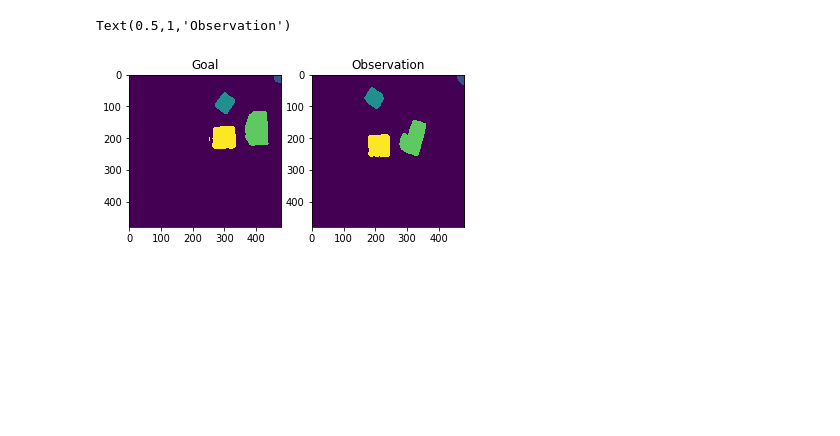
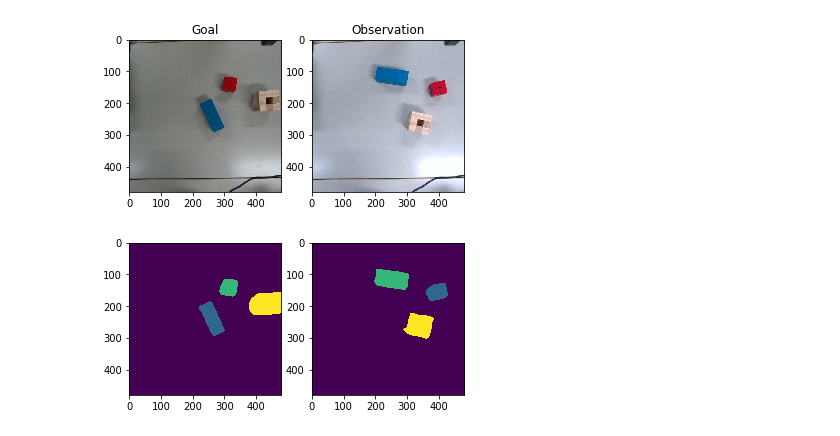
Before and after one commit to hogunkee/ur5_manipulation, a Jupyter notebook: realrobot/test_sdfgcn.ipynb, the cells around one changed output. Cells and saved outputs as stored; diff of their text form; code cells hidden in the pictures; blank space fills up the shorter version.

```diff
--- a/realrobot/test_sdfgcn.ipynb
+++ b/realrobot/test_sdfgcn.ipynb
@@ -60,14 +60,21 @@ sdf_g_b, _, feature_g = sdf_module.get_sdf_features_with_ucn(goal_img[0], goal_i
 sdf_g = sdf_module.make_round_sdf(sdf_g_b) if round_sdf else sdf_g_b
 # %%
 plt.subplot(1, 2, 1)
-plt.imshow(sdf_module.detect_objects(goal_img[0], goal_img[1], 'HWC'))
+plt.imshow(goal_img[0])
 plt.title('Goal')
 plt.subplot(1, 2, 2)
+plt.imshow(state_img[0])
+plt.title('Observation')
+plt.show()
+
+plt.subplot(1, 2, 1)
+plt.imshow(sdf_module.detect_objects(goal_img[0], goal_img[1], 'HWC'))
+plt.subplot(1, 2, 2)
 plt.imshow(sdf_module.detect_objects(state_img[0], state_img[1], 'HWC'))
-plt.title('Observation')
+plt.show()
 # %% [output]
-Text(0.5,1,'Observation')
-[figure, old version]
+[figure, new version]
+[figure, added]
 # %%
 # Visualize Goal Scene #
 sdf_res = 96
```
Also changed, not shown: parts of 12 cells of this notebook, 3 other files.
